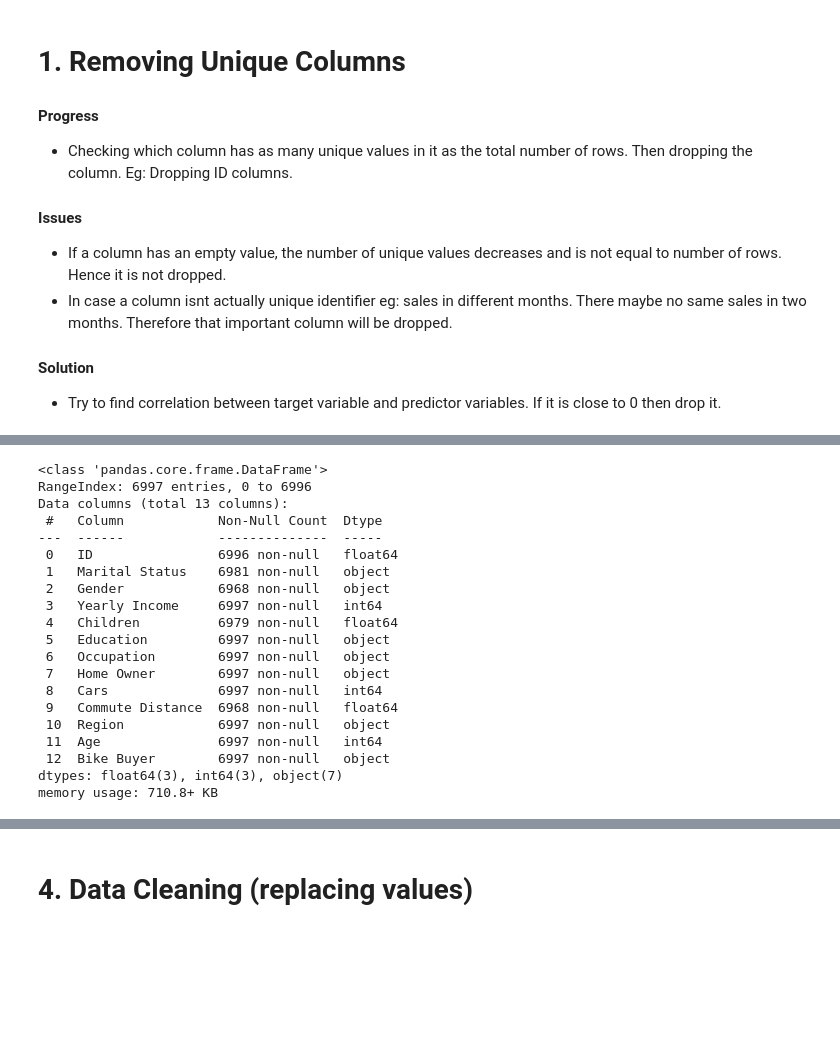
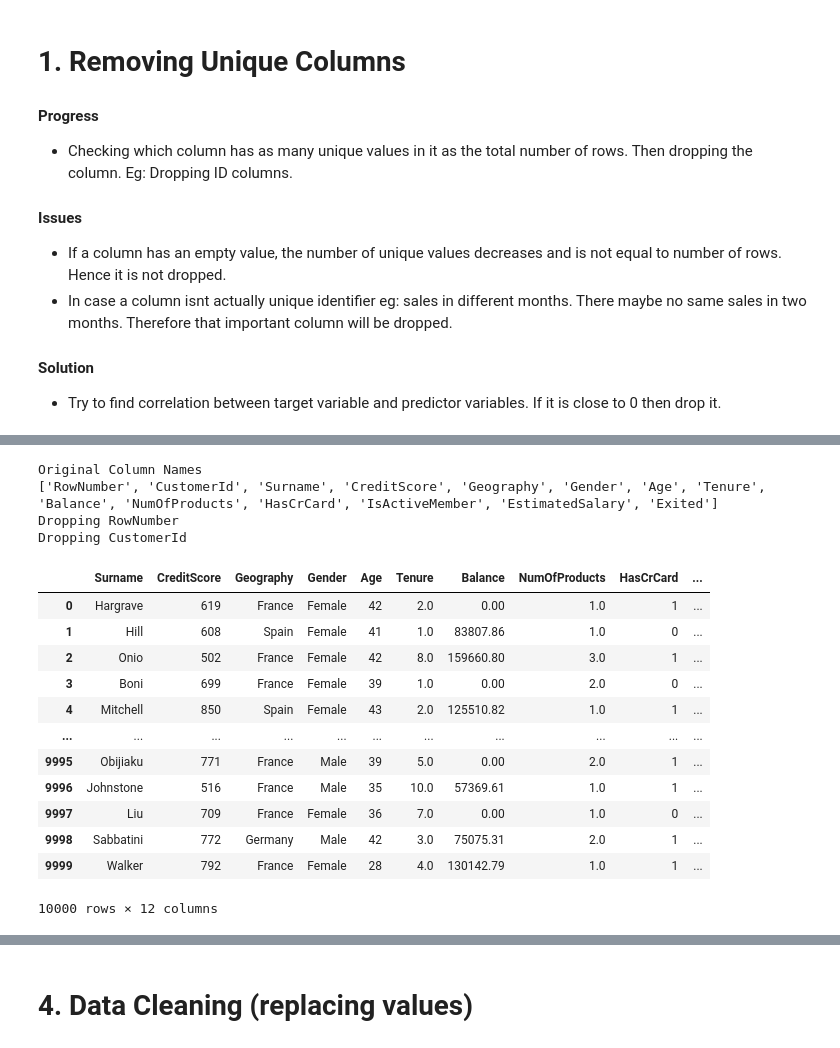
Before and after one commit to lokeshrbohara/AutoML, a Jupyter notebook: data-cleaner/notebooks/Continuous Parameters.ipynb, the cells around one changed output, grey strips where cells are left out. Drawn from its saved outputs; the diff is of its cells as text; code cells hidden in the pictures; blank space fills up the shorter version.

```diff
--- a/data-cleaner/notebooks/Continuous Parameters.ipynb
+++ b/data-cleaner/notebooks/Continuous Parameters.ipynb
@@ -135,27 +71,27 @@ data.corr()
 # %%
 from sklearn.preprocessing import RobustScaler
 scaler = RobustScaler()
-# %%
-data.info()
-# %% [output]
-<class 'pandas.core.frame.DataFrame'>
-RangeIndex: 6997 entries, 0 to 6996
-Data columns (total 13 columns):
- #   Column            Non-Null Count  Dtype
----  ------            --------------  -----
- 0   ID                6996 non-null   float64
- 1   Marital Status    6981 non-null   object
- 2   Gender            6968 non-null   object
- 3   Yearly Income     6997 non-null   int64
- 4   Children          6979 non-null   float64
- 5   Education         6997 non-null   object
- 6   Occupation        6997 non-null   object
- 7   Home Owner        6997 non-null   object
- 8   Cars              6997 non-null   int64
- 9   Commute Distance  6968 non-null   float64
- 10  Region            6997 non-null   object
- 11  Age               6997 non-null   int64
- 12  Bike Buyer        6997 non-null   object
-dtypes: float64(3), int64(3), object(7)
-memory usage: 710.8+ KB
+# %%
+data = pd.read_csv("./Datasets/Churn_Modelling.csv")
+col_name = CheckUnique(data)
+data = data[col_name]
+data
+# %% [output]
+Original Column Names
+['RowNumber', 'CustomerId', 'Surname', 'CreditScore', 'Geography', 'Gender', 'Age', 'Tenure', 'Balance', 'NumOfProducts', 'HasCrCard', 'IsActiveMember', 'EstimatedSalary', 'Exited']
+Dropping RowNumber
+Dropping CustomerId
+|  | Surname | CreditScore | Geography | Gender | Age | Tenure | Balance | NumOfProducts | HasCrCard | ... |
+| 0 | Hargrave | 619 | France | Female | 42 | 2.0 | 0.00 | 1.0 | 1 | ... |
+| 1 | Hill | 608 | Spain | Female | 41 | 1.0 | 83807.86 | 1.0 | 0 | ... |
+| 2 | Onio | 502 | France | Female | 42 | 8.0 | 159660.80 | 3.0 | 1 | ... |
+| 3 | Boni | 699 | France | Female | 39 | 1.0 | 0.00 | 2.0 | 0 | ... |
+| 4 | Mitchell | 850 | Spain | Female | 43 | 2.0 | 125510.82 | 1.0 | 1 | ... |
+| ... | ... | ... | ... | ... | ... | ... | ... | ... | ... | ... |
+| 9995 | Obijiaku | 771 | France | Male | 39 | 5.0 | 0.00 | 2.0 | 1 | ... |
+| 9996 | Johnstone | 516 | France | Male | 35 | 10.0 | 57369.61 | 1.0 | 1 | ... |
+| 9997 | Liu | 709 | France | Female | 36 | 7.0 | 0.00 | 1.0 | 0 | ... |
+| 9998 | Sabbatini | 772 | Germany | Male | 42 | 3.0 | 75075.31 | 2.0 | 1 | ... |
+| 9999 | Walker | 792 | France | Female | 28 | 4.0 | 130142.79 | 1.0 | 1 | ... |
+10000 rows × 12 columns
 # %%
```
Also changed, not shown: parts of 28 cells of this notebook, 2 other files.
